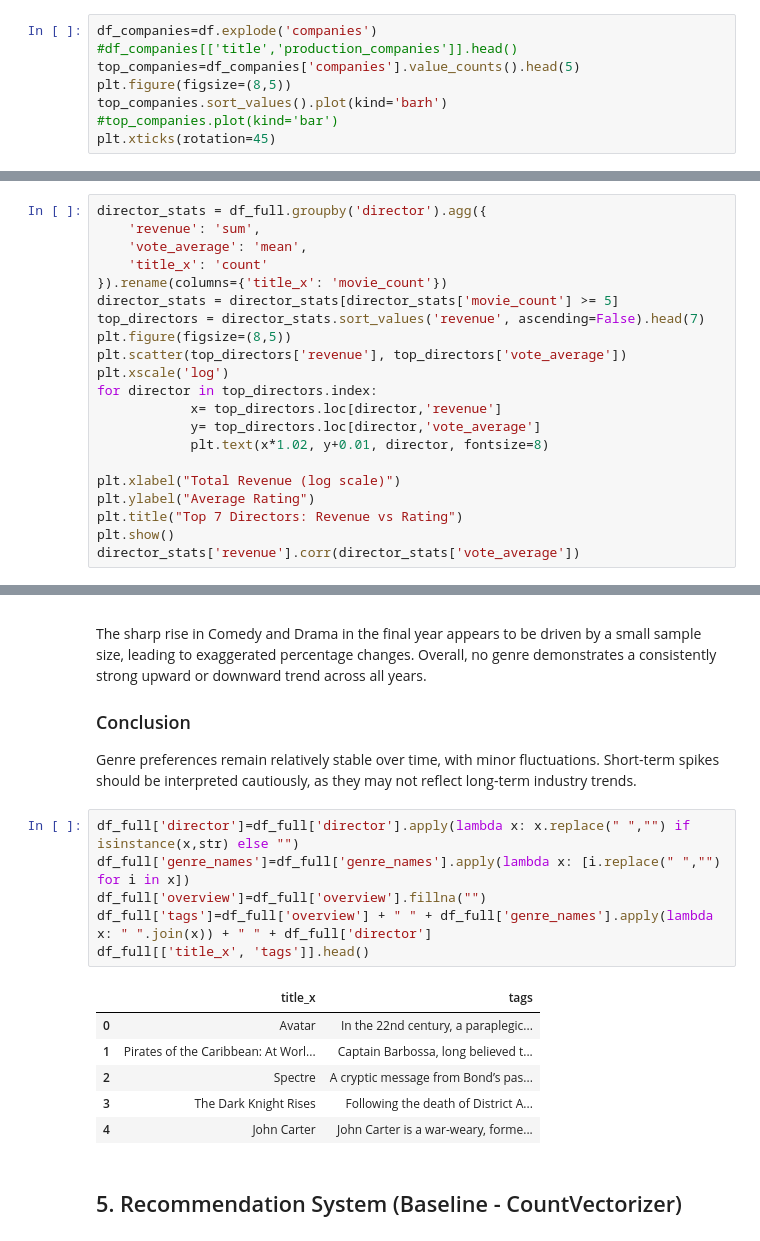
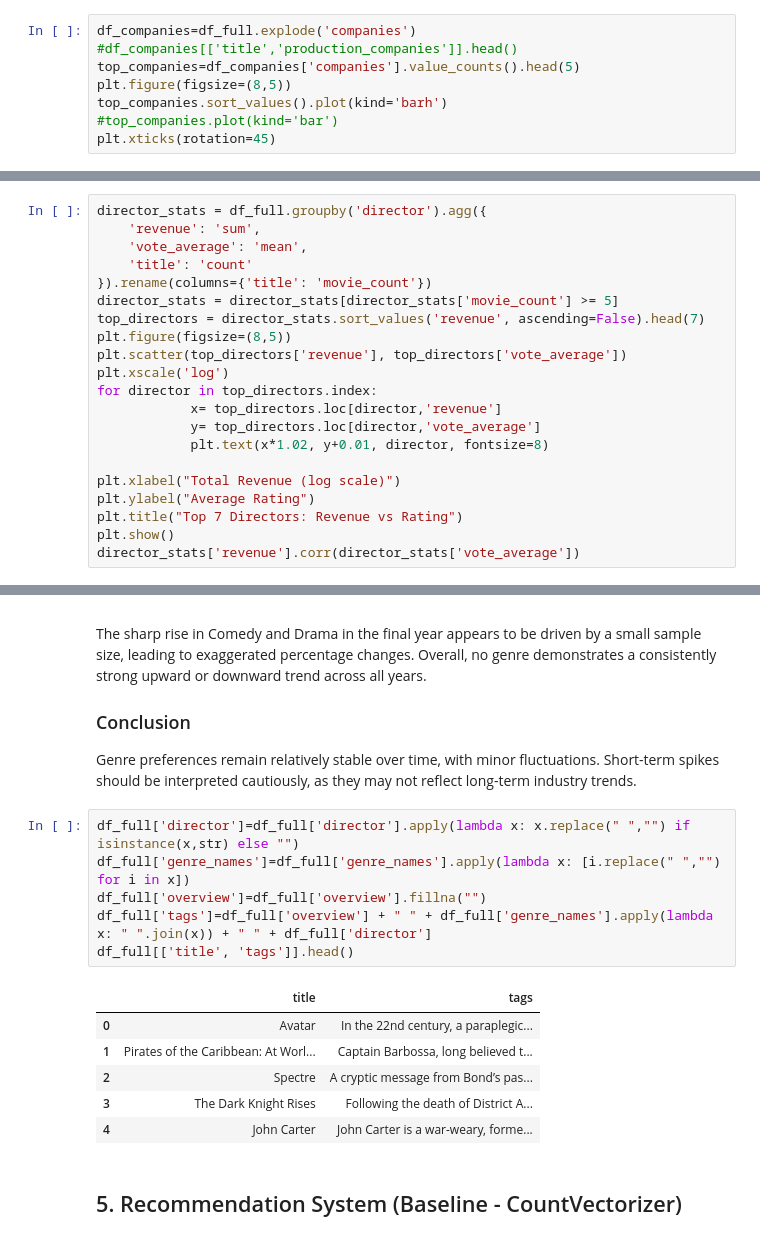
Before and after one commit to IAmVengence-18/movie-recommendation-system, a Jupyter notebook: movie_analysis.ipynb, the cells around one changed output, grey strips where cells are left out. Saved outputs shown, nothing was run; the diff lists cells and outputs as text.

```diff
--- a/movie_analysis.ipynb
+++ b/movie_analysis.ipynb
@@ -177,7 +184,7 @@ plt.xticks(rotation=45)
   Text(7, 0, 'Science Fiction')])
 [figure]
 # %%
-df_companies=df.explode('companies')
+df_companies=df_full.explode('companies')
 #df_companies[['title','production_companies']].head()
 top_companies=df_companies['companies'].value_counts().head(5)
 plt.figure(figsize=(8,5))
@@ -236,8 +246,8 @@ When plotting all production companies together, the visualization appears highl
 director_stats = df_full.groupby('director').agg({
     'revenue': 'sum',
     'vote_average': 'mean',
-    'title_x': 'count'
-}).rename(columns={'title_x': 'movie_count'})
+    'title': 'count'
+}).rename(columns={'title': 'movie_count'})
 director_stats = director_stats[director_stats['movie_count'] >= 5]
 top_directors = director_stats.sort_values('revenue', ascending=False).head(7)
 plt.figure(figsize=(8,5))
@@ -306,11 +316,11 @@ Genre preferences remain relatively stable over time, with minor fluctuations. S
 # %%
 df_full['director']=df_full['director'].apply(lambda x: x.replace(" ","") if isinstance(x,str) else "")
 df_full['genre_names']=df_full['genre_names'].apply(lambda x: [i.replace(" ","") for i in x])
 df_full['overview']=df_full['overview'].fillna("")
 df_full['tags']=df_full['overview'] + " " + df_full['genre_names'].apply(lambda x: " ".join(x)) + " " + df_full['director']
-df_full[['title_x', 'tags']].head()
+df_full[['title', 'tags']].head()
 # %% [output]
-|  | title_x | tags |
+|  | title | tags |
 | 0 | Avatar | In the 22nd century, a paraplegic... |
 | 1 | Pirates of the Caribbean: At Worl... | Captain Barbossa, long believed t... |
 | 2 | Spectre | A cryptic message from Bond’s pas... |
```
Also changed, not shown: parts of 6 cells of this notebook.
